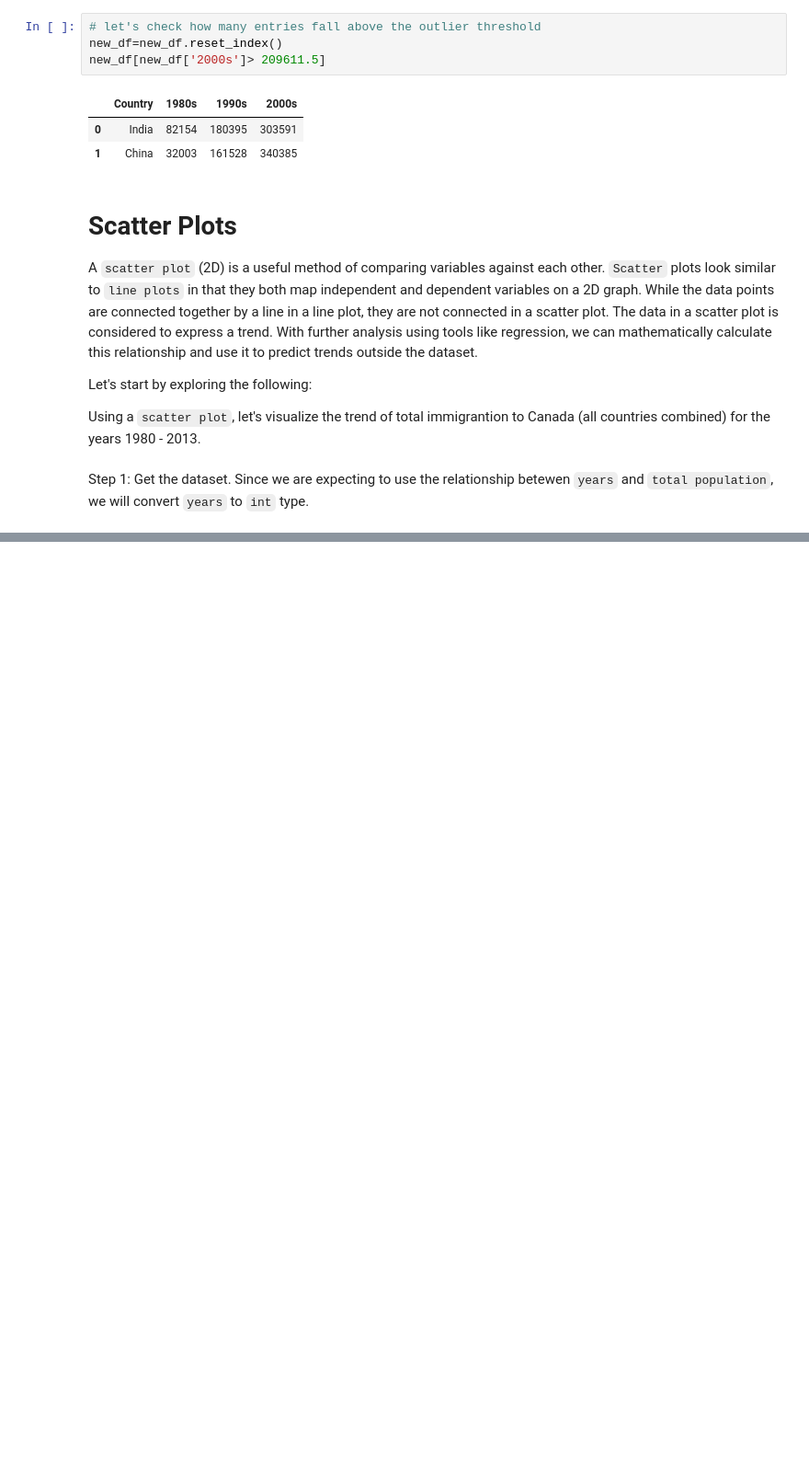
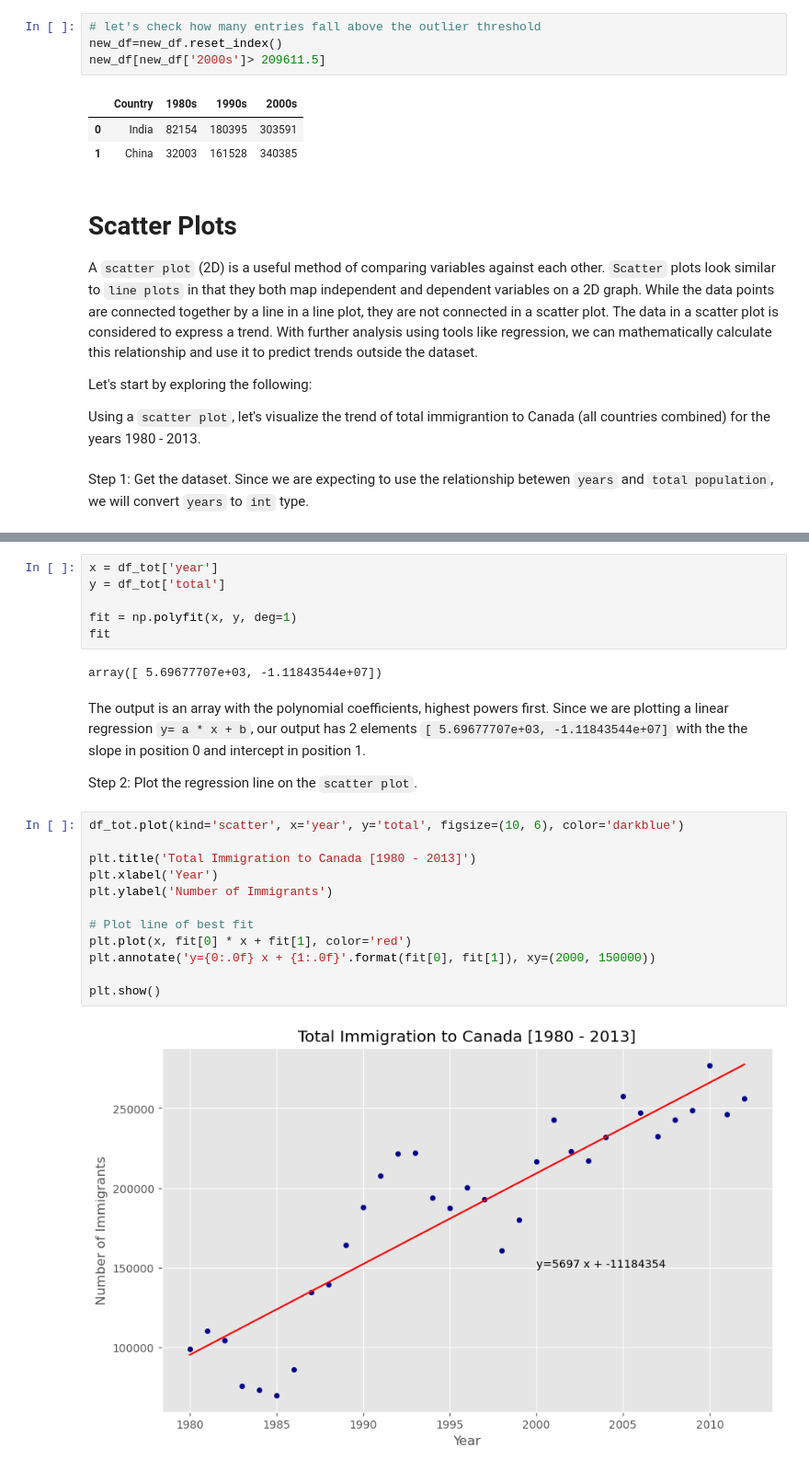
Before and after one commit to DUY2602/IBM-Data-Science, a Jupyter notebook: 8. Data Visualization with Python/Basic & Specialized Visualization tools/pie_chart_box_scatter_bubble_plot.ipynb, the cells around one changed output, grey strips where cells are left out. Shown: that part at 92% size. Drawn from its saved outputs; the diff is of its cells as text; blank space fills up the shorter version.

```diff
--- a/8. Data Visualization with Python/Basic & Specialized Visualization tools/pie_chart_box_scatter_bubble_plot.ipynb
+++ b/8. Data Visualization with Python/Basic & Specialized Visualization tools/pie_chart_box_scatter_bubble_plot.ipynb
@@ -479,0 +518,26 @@ df_tot.index = map(int, df_tot.index)
+# %%
+x = df_tot['year']
+y = df_tot['total']
+
+fit = np.polyfit(x, y, deg=1)
+fit
+# %% [output]
+array([ 5.69677707e+03, -1.11843544e+07])
+# %% [markdown]
+The output is an array with the polynomial coefficients, highest powers first. Since we are plotting a linear regression `y= a * x + b`, our output has 2 elements `[ 5.69677707e+03, -1.11843544e+07]` with the the slope in position 0 and intercept in position 1.
+
+Step 2: Plot the regression line on the `scatter plot`.
+# %%
+df_tot.plot(kind='scatter', x='year', y='total', figsize=(10, 6), color='darkblue')
+
+plt.title('Total Immigration to Canada [1980 - 2013]')
+plt.xlabel('Year')
+plt.ylabel('Number of Immigrants')
+
+# Plot line of best fit
+plt.plot(x, fit[0] * x + fit[1], color='red')
+plt.annotate('y={0:.0f} x + {1:.0f}'.format(fit[0], fit[1]), xy=(2000, 150000))
+
+plt.show()
+# %% [output]
+[figure, added]
```
Also changed, not shown: parts of 22 cells of this notebook.
